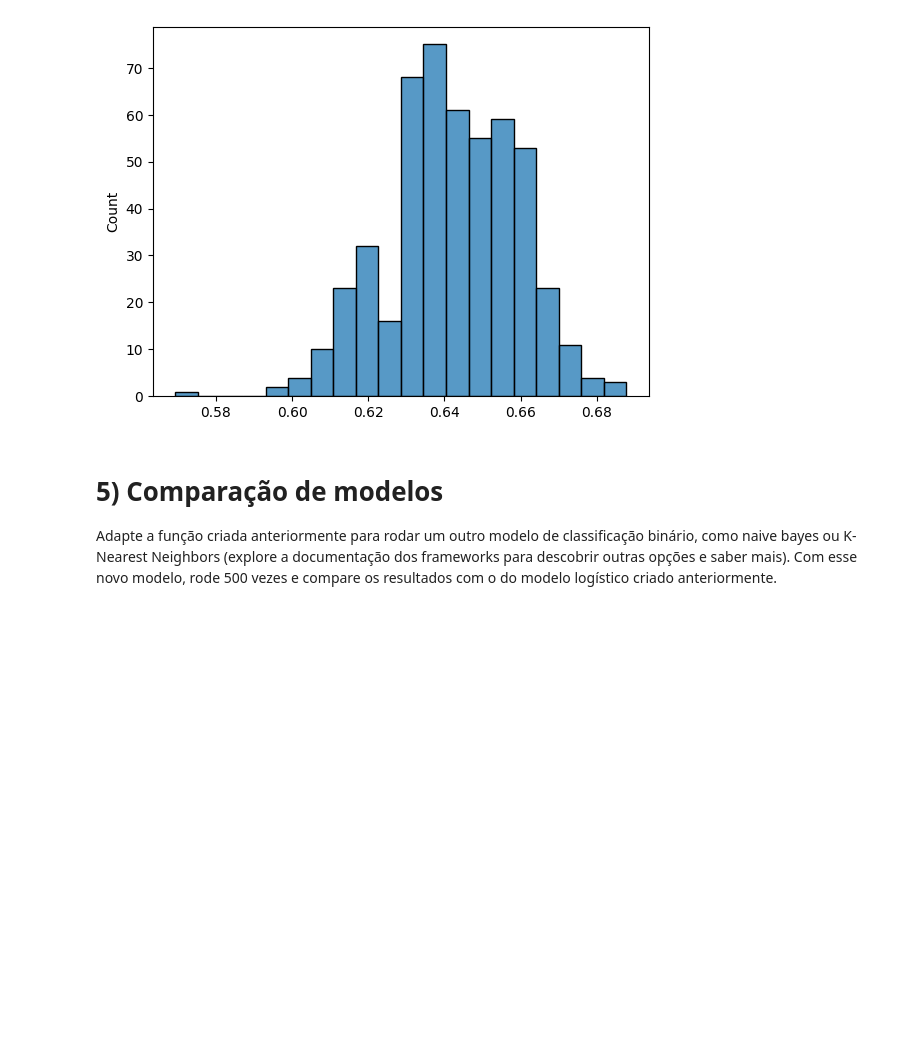
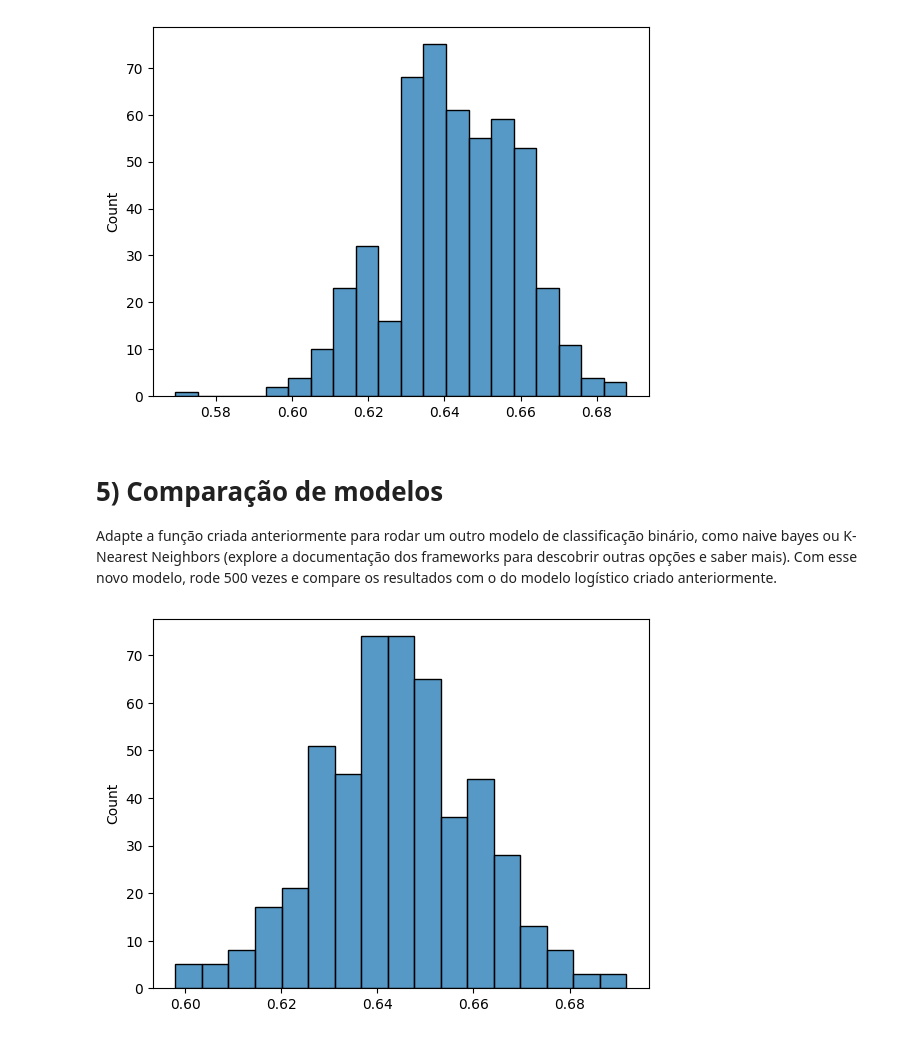
Before and after one commit to yltaba/dcp-machine-learning, a Jupyter notebook: aula_3/exercicios_aula_3.ipynb, the cells around one changed output. Drawn from its saved outputs; the diff is of its cells as text; code cells hidden in the pictures; blank space fills up the shorter version.

```diff
--- a/aula_3/exercicios_aula_3.ipynb
+++ b/aula_3/exercicios_aula_3.ipynb
@@ -192,7 +192,7 @@ plt.show()
 ## a) Nova função
 Modifique a função criada anteriormente para que ela já separe a amostra em treino e teste, rode um modelo logístico e retorne alguma métrica de validação.
 # %%
-def full_logistic_regression(X, y, test_size=0.7):
+def get_logistic_regression_score(X, y, test_size=0.7):
     X_train, X_test, y_train, y_test = train_test_split(X, y, test_size=test_size)
     log_reg = LogisticRegression().fit(X_train, y_train)
     score = log_reg.score(X_test, y_test)
@@ -203,7 +203,7 @@ Use a função criada anteriormente para rodar 500 modelos logísticos em difere
 # %%
 accuracy = []
 for i in range(1, 501):
-    score = full_logistic_regression(X, y, test_size=0.7)
+    score = get_logistic_regression_score(X, y, test_size=0.7)
     accuracy.append(score)
 # %%
 sns.histplot(accuracy)
@@ -213,3 +213,21 @@ plt.show()
 # %% [markdown]
 # 5) Comparação de modelos
 Adapte a função criada anteriormente para rodar um outro modelo de classificação binário, como naive bayes ou K-Nearest Neighbors (explore a documentação dos frameworks para descobrir outras opções e saber mais). Com esse novo modelo, rode 500 vezes e compare os resultados com o do modelo logístico criado anteriormente.
+# %%
+from sklearn.neighbors import KNeighborsClassifier
+
+def get_knn_score(X, y, test_size=0.7):
+    X_train, X_test, y_train, y_test = train_test_split(X, y, test_size=test_size)
+    knn = KNeighborsClassifier(n_neighbors=2).fit(X_train, y_train)
+    score = knn.score(X_test, y_test)
+    return score
+
+accuracy_knn = []
+for i in range(1, 501):
+    score = get_knn_score(X, y, test_size=0.7)
+    accuracy_knn.append(score)
+
+sns.histplot(accuracy_knn)
+plt.show()
+# %% [output]
+[figure, added]
```
